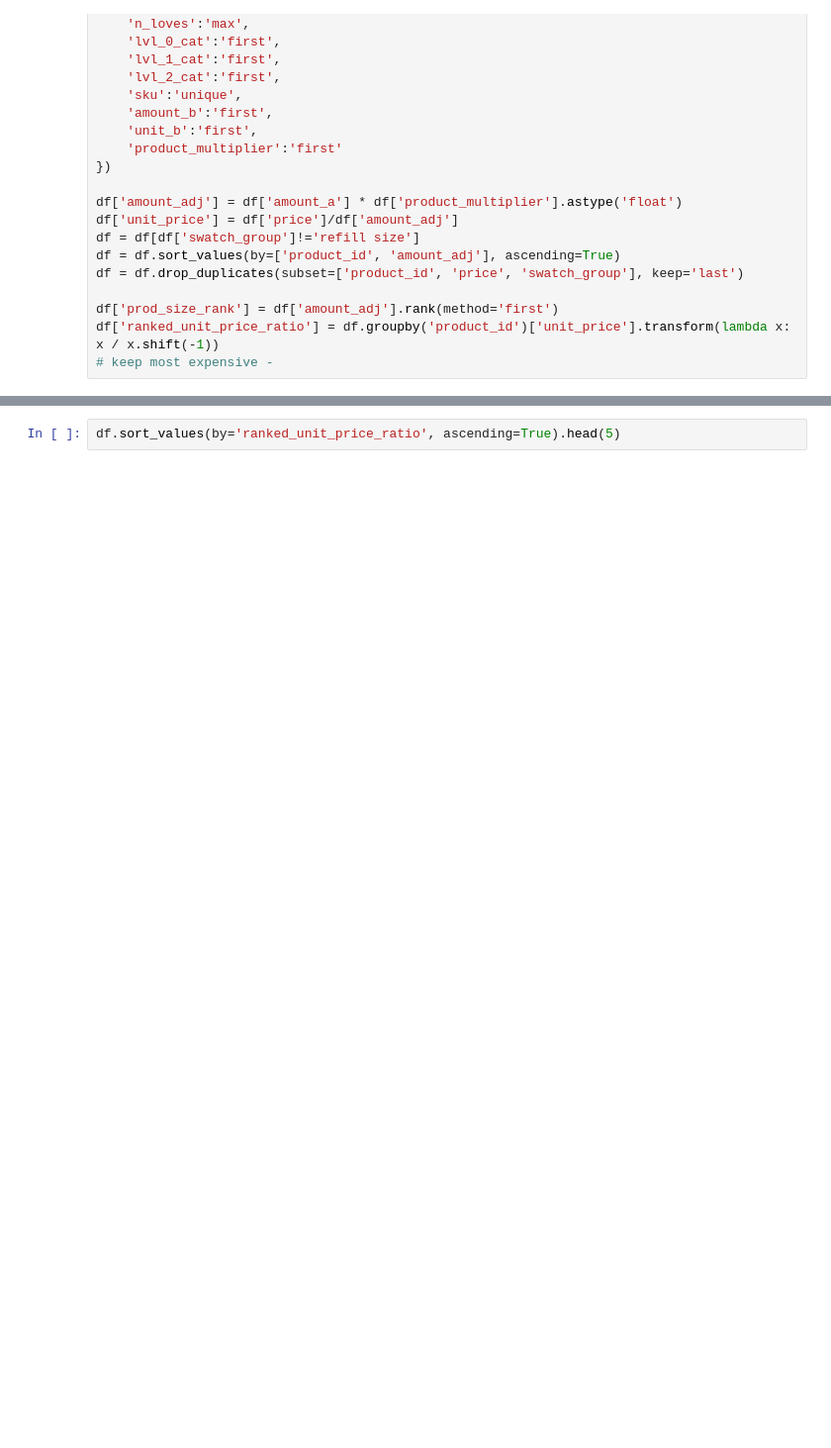
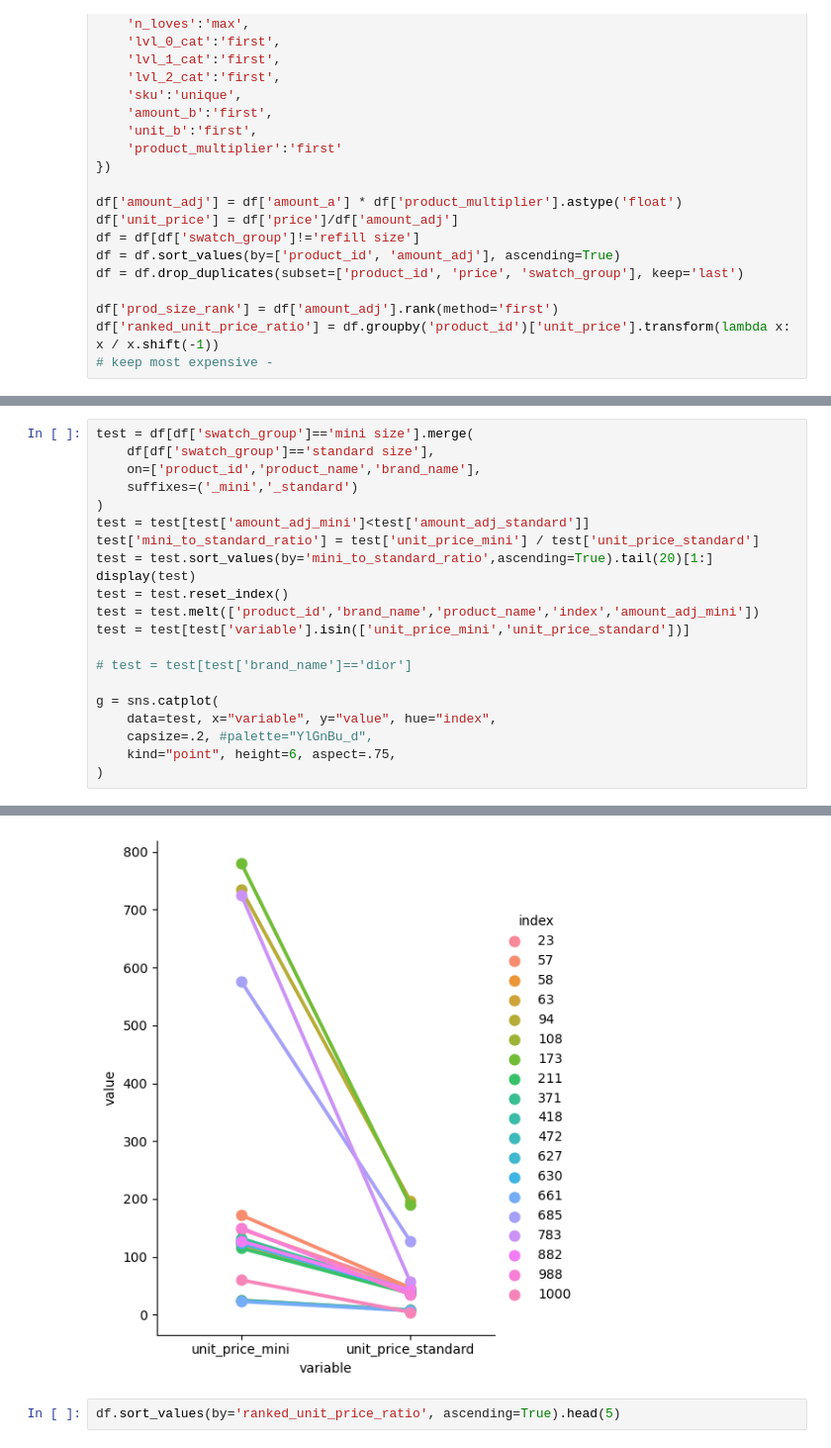
Before and after one commit to leblanchannah/value-cluster, a Jupyter notebook: product_EDA.ipynb, the cells around one changed output, grey strips where cells are left out. Shown at 99% size. Drawn from its saved outputs; the diff is of its cells as text; blank space fills up the shorter version.

```diff
--- a/product_EDA.ipynb
+++ b/product_EDA.ipynb
@@ -146,0 +138,22 @@ df[df['product_id']==91627363]
+# %%
+test = df[df['swatch_group']=='mini size'].merge(
+    df[df['swatch_group']=='standard size'],
+    on=['product_id','product_name','brand_name'],
+    suffixes=('_mini','_standard')
+)
+test = test[test['amount_adj_mini']<test['amount_adj_standard']]
+test['mini_to_standard_ratio'] = test['unit_price_mini'] / test['unit_price_standard']
+test = test.sort_values(by='mini_to_standard_ratio',ascending=True).tail(20)[1:]
+display(test)
+test = test.reset_index()
+test = test.melt(['product_id','brand_name','product_name','index','amount_adj_mini'])
+test = test[test['variable'].isin(['unit_price_mini','unit_price_standard'])]
+
+# test = test[test['brand_name']=='dior']
+
+g = sns.catplot(
+    data=test, x="variable", y="value", hue="index",
+    capsize=.2, #palette="YlGnBu_d",
+    kind="point", height=6, aspect=.75,
+)
+# %% [output]
@@ -147,3 +177,4 @@ df[df['product_id']==91627363]
+[figure, added]
 # %%
 df.sort_values(by='ranked_unit_price_ratio', ascending=True).head(5)
 # %% [output]
```
Also changed, not shown: parts of 9 cells of this notebook.
